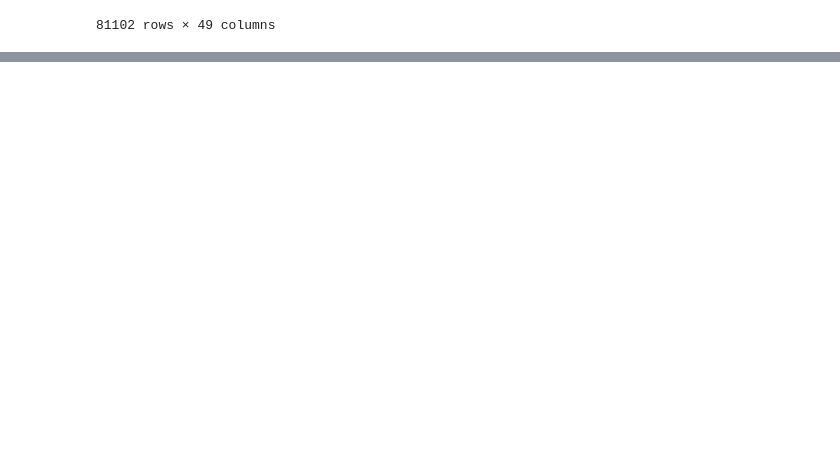
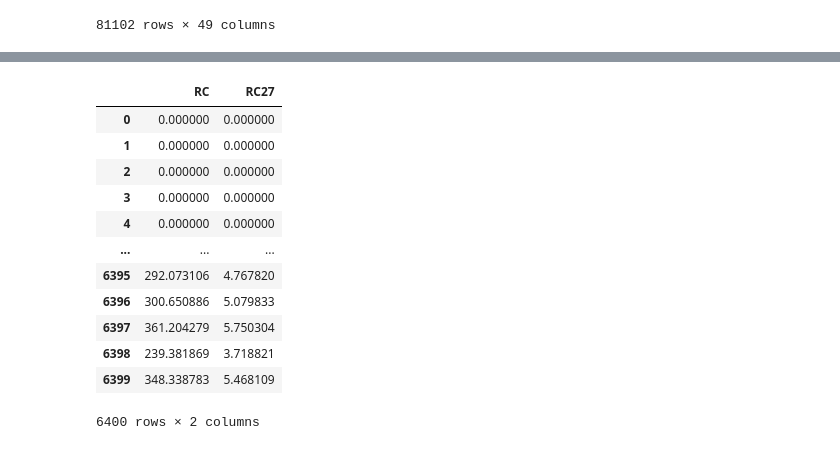
Before and after one commit to seonghunYang/big_contest2020, a Jupyter notebook: EDA6_타자_세이버_매트릭스2.ipynb, the cells around one changed output, grey strips where cells are left out. Saved outputs shown, nothing was run; the diff lists cells and outputs as text; code cells hidden in the pictures; blank space fills up the shorter version.

Commit message:
타자 세이버 매트릭스 통합

```diff
--- a/EDA6_타자_세이버_매트릭스2.ipynb
+++ b/EDA6_타자_세이버_매트릭스2.ipynb
@@ -283,0 +308,3 @@ hitter
+# %%
+team_hitter = pd.read_csv('./gdrive/My Drive/빅콘테스트2020/EDA결과/EDA6-팀타자_세이버 매트릭스2_합본.csv', encoding='utf-8-sig')
+team_hitter2 = pd.read_csv('./gdrive/My Drive/빅콘테스트2020/EDA결과/조민정/EDA3-팀타자_세이버 매트릭스_합본 (3).csv', encoding='utf-8-sig')
@@ -283,0 +320,18 @@ hitter
+# %%
+team_hitter2 = team_hitter2[['RC', 'RC27']]
+# %%
+team_hitter2
+# %% [output]
+|  | RC | RC27 |
+| 0 | 0.000000 | 0.000000 |
+| 1 | 0.000000 | 0.000000 |
+| 2 | 0.000000 | 0.000000 |
+| 3 | 0.000000 | 0.000000 |
+| 4 | 0.000000 | 0.000000 |
+| ... | ... | ... |
+| 6395 | 292.073106 | 4.767820 |
+| 6396 | 300.650886 | 5.079833 |
+| 6397 | 361.204279 | 5.750304 |
+| 6398 | 239.381869 | 3.718821 |
+| 6399 | 348.338783 | 5.468109 |
+6400 rows × 2 columns
```
Also changed, not shown: parts of 21 cells of this notebook.
